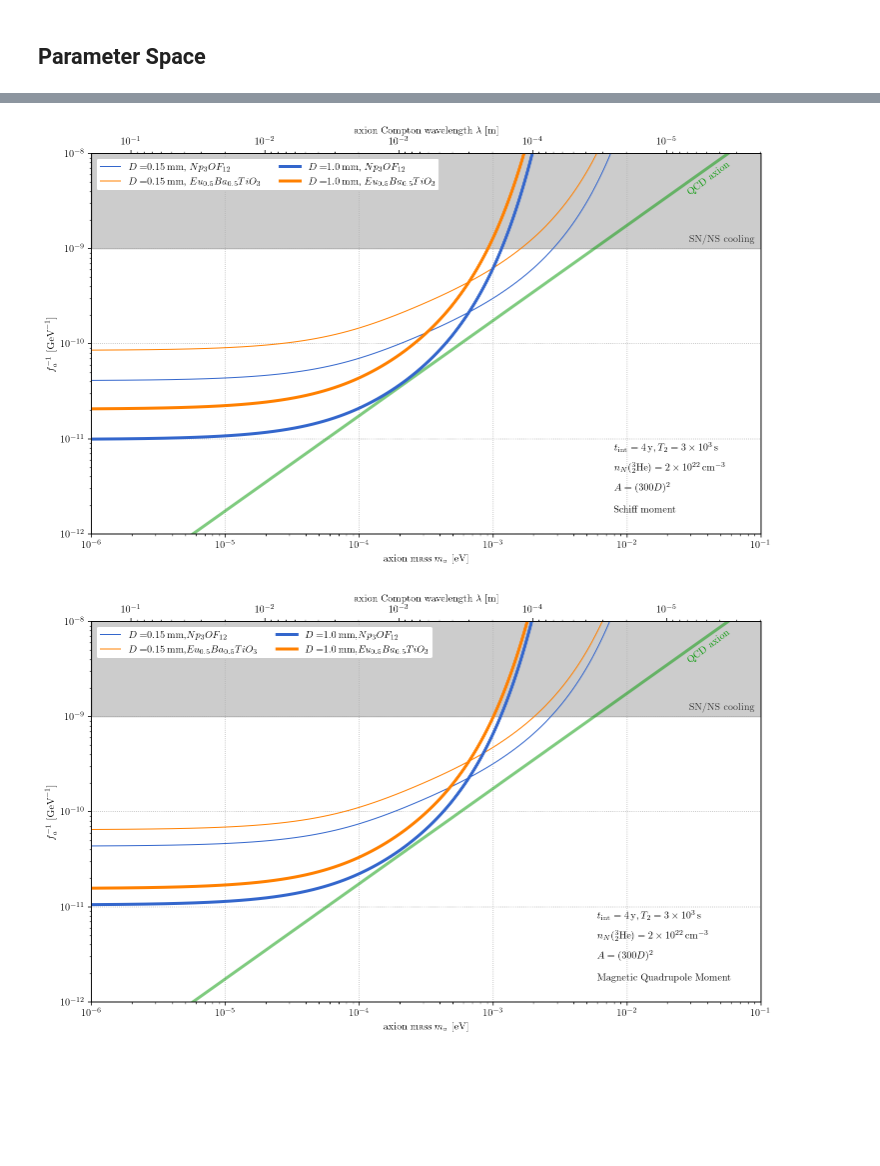
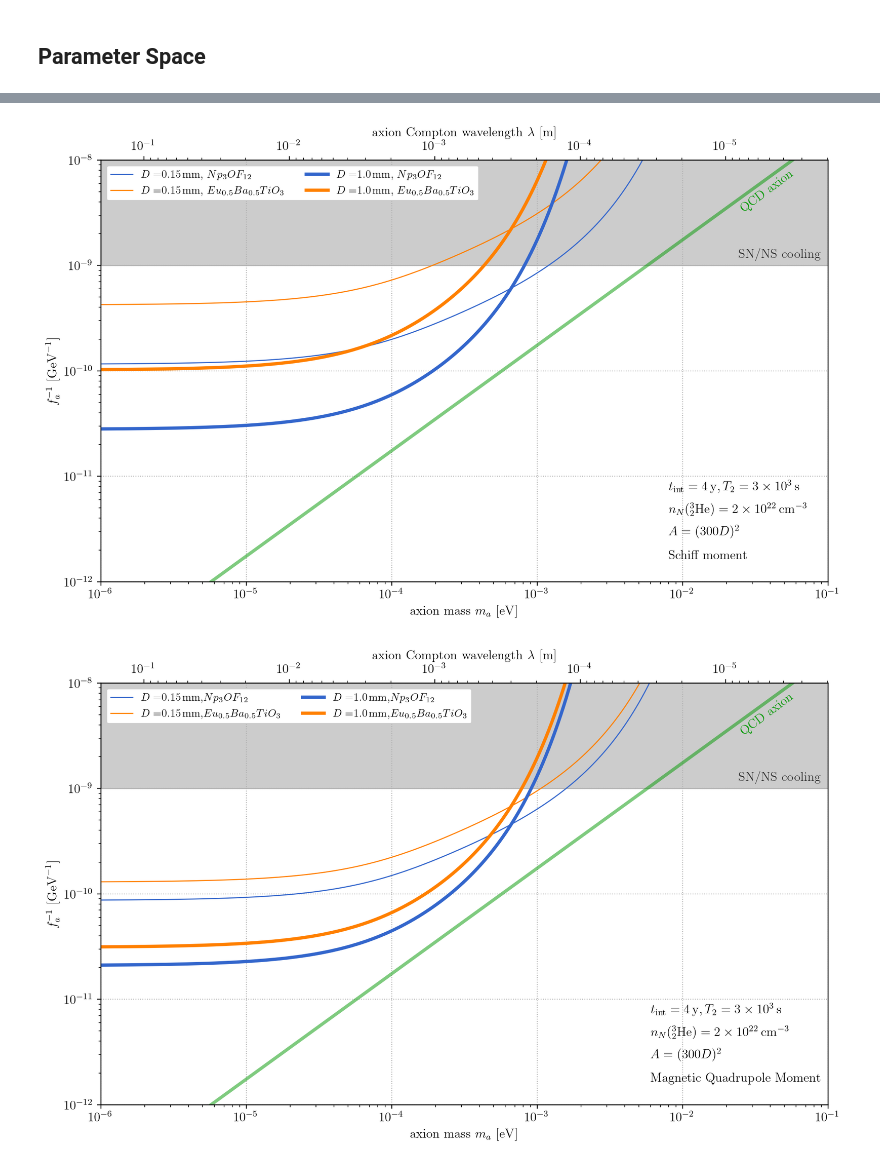
Before and after one commit to kenvantilburg/ferroaxionic-effect, a Jupyter notebook: code/sensitivity.ipynb, the cells around one changed output, grey strips where cells are left out. Saved outputs shown, nothing was run; the diff lists cells and outputs as text; code cells hidden in the pictures; blank space fills up the shorter version.

Commit message:
updated parameters and figures

```diff
--- a/code/sensitivity.ipynb
+++ b/code/sensitivity.ipynb
@@ -26,7 +26,7 @@ class Material:
         self.Z_S = Z_S; # charge of Schiff atom
         self.A_S = A_S; # atomic number of Schiff atom
         self.M_S = Z_S**2  * R_S / a_0**4 # atomic matrix element for Schiff moment
-        self.M_M = (Z_S**2 * R_M / m_electron) / a_0**4 # atomic matrix element for Schiff moment
+        self.M_M = 1/4 * (Z_S**2 * R_M / m_electron) / a_0**4 # atomic matrix element for Schiff moment
 
         self.rho = rho # mass density
         self.N_c = N_c # number of atoms in unit cell
@@ -108,10 +108,10 @@ def fn_S_Omega(T_2,n_N,vol):
 vec_ma = np.logspace(-6,-1,int(1e3)) * eV
 # %%
 #Europium Barium Titanate
-Eu = Material(10,2,63,153,5930*kg*meter**-3, 5, 0.5,65*Angstrom**3 ,0.1*e_EM*fm**3, 0.01*e_EM*fm**2,3.7*e_EM*fm**3, 1.0*e_EM*fm**2, P_nuc)
+Eu = Material(10,2,63,153,5930*kg*meter**-3, 5, 0.5,65*Angstrom**3 ,0.1*e_EM*fm**3, 0.01*e_EM*fm**2,0.15*e_EM*fm**3, 1.0*e_EM*fm**2, P_nuc)
 
 #Np_3 O F_12 (neptunium)
-Np = Material(30,6,93,237,6640 * kg * meter**-3, 16, 3, 955 * Angstrom**3, 0.48*e_EM*fm**3, 0.088*e_EM*fm**2,  6*e_EM*fm**3, 1.3*e_EM*fm**2, P_nuc )
+Np = Material(30,6,93,237,6640 * kg * meter**-3, 16, 3, 955 * Angstrom**3, 0.48*e_EM*fm**3, 0.088*e_EM*fm**2,  0.75*e_EM*fm**3, 1.3*e_EM*fm**2, P_nuc )
 # %%
 def fn_fa_2_inv_sens_mon(m,D,h,rho_S,P_nuc,c_aNN,T_2,n_N_det,vol):
     """Return 1/f_a^2 sensitivity for Schiff monopole - dipole interaction"""
@@ -194,8 +197,11 @@ ax.text(0.8e-2,2**(1)*1e-12,r'Schiff moment',va='top')
 handles, labels = plt.gca().get_legend_handles_labels()
 order = [0,1,2,3]
 legend = ax.legend([handles[idx] for idx in order],[labels[idx] for idx in order],fontsize=10,loc='upper left', ncol=2, framealpha=1.0);
+
+file_path = dir_fig + "schiff-dipole.pdf"
+plt.savefig(file_path)
 # %% [output]
-[figure, old version]
+[figure, new version]
 # %%
 fig, ax = plt.subplots(1,1,figsize=(12,7))
 ax.set_xscale('log'); ax.set_yscale('log'); ax.set_xlim(1e-6,1e-1); ax.set_ylim(1e-12,1e-8)
@@ -205,31 +211,34 @@ ax.yaxis.set_label_position("left")
 ax.set_xlabel(r'axion mass $m_a~[\mathrm{eV}]$'); ax_top.set_xlabel('axion Compton wavelength $\lambda~[\mathrm{m}]$'); ax.set_ylabel('$f_a^{-1}~[\mathrm{GeV}^{-1}]$');
 ticks_left_minor = np.outer(10**(np.arange(-19.0,-5)),np.arange(1.,10.,1.)).flatten()
 ticks_left_minor = ticks_left_minor[(ax.get_ylim()[0] < ticks_left_minor) & (ticks_left_minor < ax.get_ylim()[1])]
 ticks_left_major = 10**(np.arange(-12,-7.99))
 ticks_top_minor = (np.outer(10**(np.arange(2.0,-6.01,-1)),np.arange(1.,10.,1.)).flatten() * meter)**-1 / eV;
 ticks_top_minor = ticks_top_minor[(ax_top.get_xlim()[0] < ticks_top_minor) & (ticks_top_minor < ax_top.get_xlim()[1])]
 ticks_top_major = (10**(np.arange(-1.,-5.01,-1)) * meter)**-1 / eV
 ax.set_yticks(ticks_left_minor,minor=True); ax.set_yticks(ticks_left_major,minor=False);
 ax.grid(ls='dotted',which='major',axis='both')
 ax_top.set_xticks([],minor=True); ax_top.set_xticks(ticks_top_minor,minor=True); ax_top.set_xticklabels([],minor=True);
 ax_top.set_xticks(ticks_top_major,minor=False); ax_top.set_xticklabels(['$10^{-1}$','$10^{-2}$','$10^{-3}$','$10^{-4}$','$10^{-5}$'],minor=False);
 ax.plot(vec_ma/eV,1/fn_fa(vec_ma)*GeV,color=(0,0.6,0,0.5),lw=3);
 ax.fill_between(vec_ma/eV,1e-9,1e-5,color=(0,0,0,0.2))
 for i_D, D in enumerate(vec_D):
     vol = D**3 * vec_aspect[i_D]**2
     plt.plot(vec_ma/eV,GeV*np.sqrt(fn_fa_2_inv_sens_mon_mqm(vec_ma,D,h,Np.rho_m()[1],c_aNN,T_2,Np.n_N,vol)),
               lw=vec_lw[i_D], color=(0.2,0.4,0.8), label=vec_label[i_D]+',$Np_3OF_{12}$')
     plt.plot(vec_ma/eV,GeV*np.sqrt(fn_fa_2_inv_sens_mon_mqm(vec_ma,D,h,Eu.rho_m()[1],c_aNN,T_2,Eu.n_N,vol)),
               lw=vec_lw[i_D], color=(1.0, 0.5, 0.0), label=vec_label[i_D]+',$Eu_{0.5}Ba_{0.5}TiO_3$')
 ax.text(6e-2,8.5e-9,'QCD axion',ha='right',va='top',color=(0,0.6,0,1),rotation=37);
 ax.text(9e-2,1.1e-9,'SN/NS cooling',ha='right',va='bottom',color=(0.2,0.2,0.2),rotation=0);
 ax.text(0.6e-2,2**(3.2)*1e-12,r'$t_\mathrm{int} = 4\,\mathrm{y}, T_2 = 3 \times 10^3\,\mathrm{s}$',va='top')
 ax.text(0.6e-2,2**(2.5)*1e-12,r'$n_N({{}^{3}_2\mathrm{He}}) = 2 \times 10^{22} \, \mathrm{cm}^{-3}$',va='top')
 ax.text(0.6e-2,2**(1.8)*1e-12,r'$A = (300 D)^2$',va='top')
 ax.text(0.6e-2,2**(1)*1e-12,r'Magnetic Quadrupole Moment',va='top')
 
 handles, labels = plt.gca().get_legend_handles_labels()
 order = [0,1,2,3]
 legend = ax.legend([handles[idx] for idx in order],[labels[idx] for idx in order],fontsize=10,loc='upper left', ncol=2, framealpha=1.0);
+
+file_path = dir_fig + "mqm-dipole.pdf"
+plt.savefig(file_path)
 # %% [output]
-[figure, old version]
+[figure, new version]
```
Also changed, not shown: parts of 1 cell of this notebook, 3 other files.
